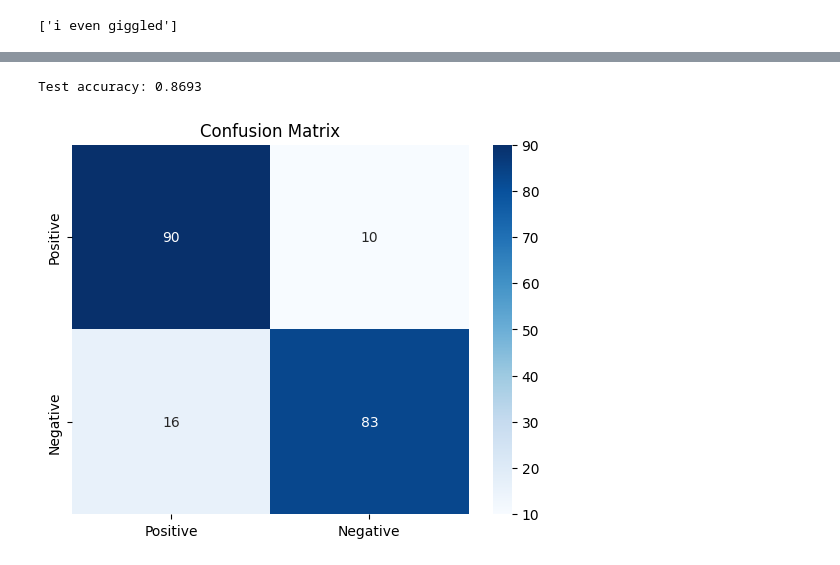
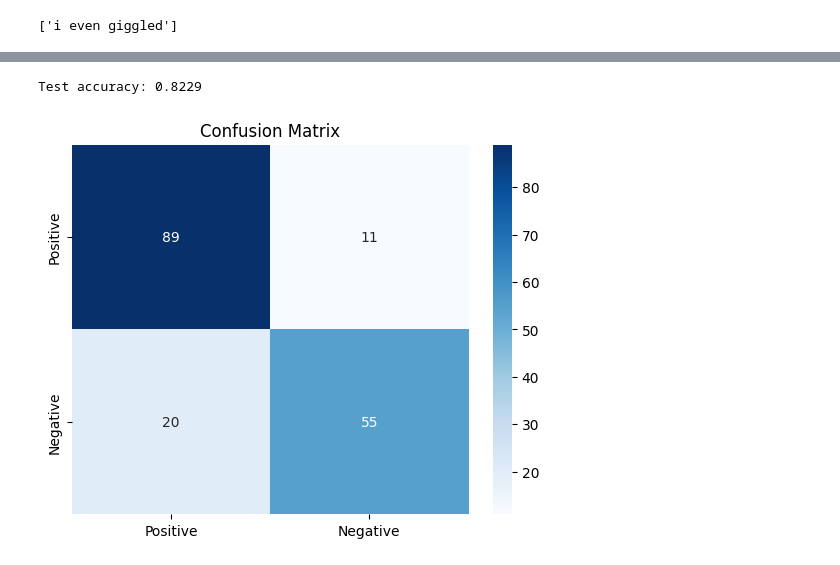
Before and after one commit to Nikhil-Kadapala/NeuralNets, a Jupyter notebook: standardNeuralNets/stdCNN_LIME.ipynb, the cells around one changed output, grey strips where cells are left out. Saved outputs shown, nothing was run; the diff lists cells and outputs as text; code cells hidden in the pictures.

Commit message:
test_acc=82%

```diff
--- a/standardNeuralNets/stdCNN_LIME.ipynb
+++ b/standardNeuralNets/stdCNN_LIME.ipynb
@@ -499,13 +494,19 @@ extraordinarily
 # %% [markdown]
 Convert the training, validation, and test data(GloVe representations) including the rationales to batches using DataLoader
 # %%
+from torch import Tensor
+from typing import Dict, List, Optional, Tuple, Union
+from torch.utils.data import DataLoader, TensorDataset
+from torch.nn.utils.rnn import pad_sequence
+from tqdm import tqdm
+
 train_inputs = TensorDataset(train_in, train_ev, train_classes)
 val_inputs = TensorDataset(val_in, val_ev, val_classes)
 test_inputs = TensorDataset(test_in, test_ev, test_classes)
 
-train_loader = DataLoader(train_inputs, batch_size=32, shuffle=True)
-val_loader = DataLoader(val_inputs, batch_size=25, shuffle=False)
-test_loader = DataLoader(test_inputs, batch_size=25, shuffle=False, drop_last=False)
+train_loader = DataLoader(train_inputs, batch_size=128, shuffle=True, num_workers=4, pin_memory=True, prefetch_factor=2)
+val_loader = DataLoader(val_inputs, batch_size=25, shuffle=False, num_workers=4, pin_memory=True)
+test_loader = DataLoader(test_inputs, batch_size=25, shuffle=False, drop_last=True)
 # %%
 train_inp, train_evi, train_classg = next(iter(train_loader))
 print(train_inp.size())
@@ -554,7 +555,7 @@ class LimeCNN(nn.Module):
         dropout = 0.3
         for kernel_size, num_filter in zip(kernel_sizes, num_filters):
             cnn_layers.extend([
-                nn.Conv1d(in_channels=in_channels, out_channels=num_filter, kernel_size=kernel_size, padding=kernel_size//2),
+                nn.Conv1d(in_channels=in_channels, out_channels=num_filter, kernel_size=kernel_size, padding=kernel_size//2, bias=False),
                 nn.ReLU(),
                 nn.BatchNorm1d(num_filter),
                 nn.Dropout(dropout),
@@ -665,28 +674,24 @@ def train_model(model, train_set, val_set, optimizer, lr_scheduler, criterion, n
 
   return pred_labels, train_losses
-# %%
-import json
-from torch.optim.lr_scheduler import ReduceLROnPlateau, StepLR
-
-# Load the model configuration from a JSON file
-with open("./drive/MyDrive/NeuralNets/standardNeuralNets/model_config.json", "r") as f:
-    model_config = json.load(f)
 # %%
-set_random_seed(14)
+import json
+from torch.optim.lr_scheduler import ReduceLROnPlateau, StepLR
 
-num_filters = [64, 128, 256]
+set_random_seed(1234)
+
+num_filters = [32, 64, 128]
 kernel_sizes = [3, 5, 7]
 
 model = LimeCNN(50, kernel_sizes, num_filters, num_classes=1)
 
-lr, n_epochs = 1e-3, 50
+lr, n_epochs = 1e-3, 25
 
-optimizer = torch.optim.Adam(model.parameters(), lr=lr)
+optimizer = torch.optim.Adam(model.parameters(), lr=lr, weight_decay=0.001)
 
 loss_func = nn.BCEWithLogitsLoss()
 
-lr_sched = ReduceLROnPlateau(optimizer, mode='max', factor=0.1, patience=5)
-
+lr_sched = ReduceLROnPlateau(optimizer, mode='max', factor=0.5, patience=10, min_lr=1e-5)
+print(model.parameters)
 Y_HAT, LOSSES = train_model(model=model,
                             train_set=train_loader,
                             val_set=val_loader,
@@ -716,29 +760,30 @@ plt.show()
 # %%
 model.eval()
 preds_list = []
 with torch.no_grad():
   for batch in test_loader:
     inputs, rationales, labels = batch
     pred = model(inputs)
     preds_list.append(pred)
 
 y_hat = torch.cat(preds_list, dim=0)
+y_hat = torch.sigmoid(y_hat)
 y_hat = (y_hat >= 0.5).int()
-test_acc = calc_accuracy(y_hat, test_classes)
+test_acc = calc_accuracy(y_hat, test_classes[:y_hat.size(0)])
 print(f"Test accuracy: {test_acc:.4f}")
 
 import seaborn as sns
 import matplotlib.pyplot as plt
 from sklearn.metrics import confusion_matrix
 
 # Generate confusion matrix
-conf_matrix = confusion_matrix(test_classes.numpy(), y_hat.detach().numpy())
+conf_matrix = confusion_matrix(test_classes[:y_hat.size(0)].numpy(), y_hat.detach().numpy())
 
 # Plot using seaborn
 sns.heatmap(conf_matrix, annot=True, fmt="d", cmap="Blues", xticklabels=["Positive", "Negative"], yticklabels=["Positive", "Negative"])
 
 plt.title("Confusion Matrix")
 plt.show()
 # %% [output]
-Test accuracy: 0.8693
+Test accuracy: 0.8229
-[figure, old version]
+[figure, new version]
```
Also changed, not shown: parts of 11 cells of this notebook.
